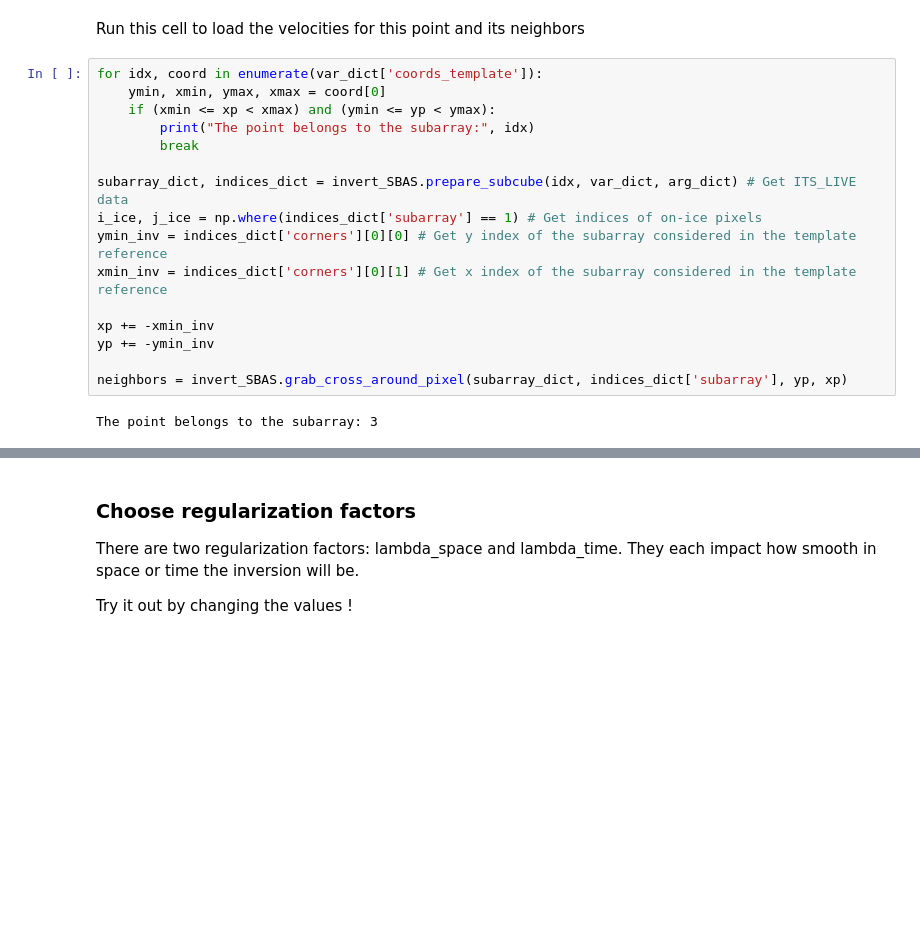
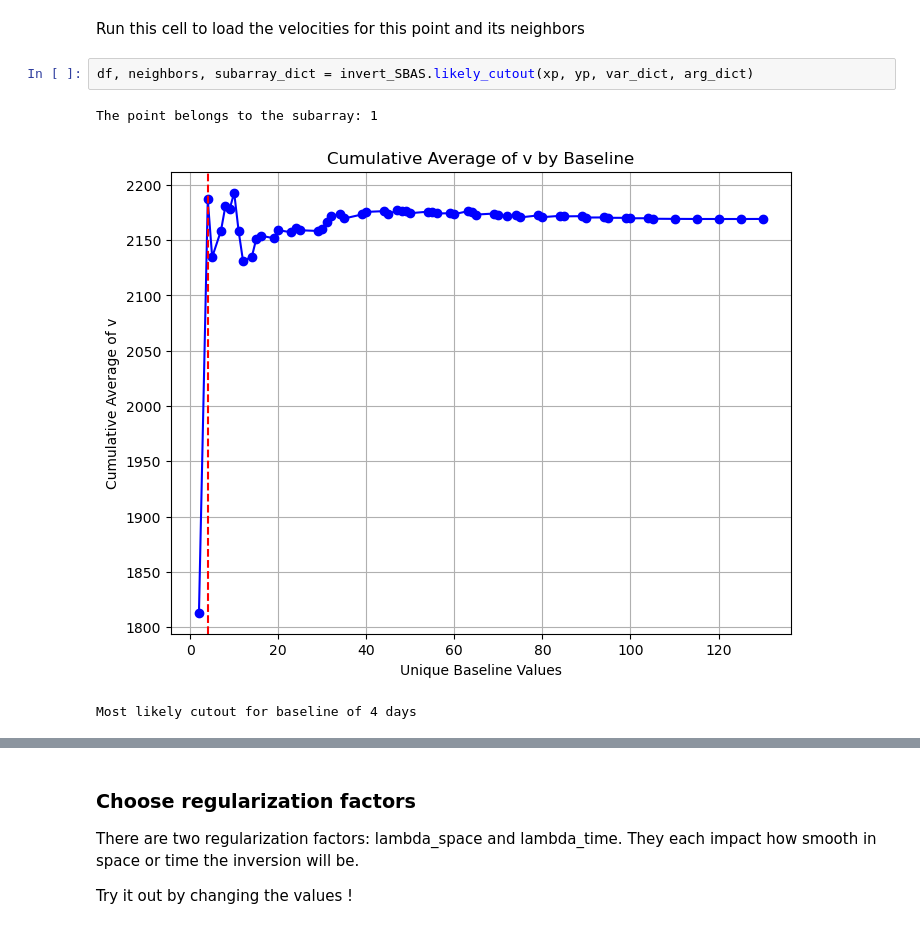
Before and after one commit to vdevauxchupin/ITS_LIVE_TOOL, a Jupyter notebook: roadmap_SBAS.ipynb, the cells around one changed output, grey strips where cells are left out. Drawn from its saved outputs; the diff is of its cells as text; blank space fills up the shorter version.

```diff
--- a/roadmap_SBAS.ipynb
+++ b/roadmap_SBAS.ipynb
@@ -270,20 +289,8 @@ plt.legend()
 # %% [markdown]
 Run this cell to load the velocities for this point and its neighbors
-# %%
-for idx, coord in enumerate(var_dict['coords_template']):
-    ymin, xmin, ymax, xmax = coord[0]
-    if (xmin <= xp < xmax) and (ymin <= yp < ymax):
-        print("The point belongs to the subarray:", idx)
-        break
-
-subarray_dict, indices_dict = invert_SBAS.prepare_subcube(idx, var_dict, arg_dict) # Get ITS_LIVE data
-i_ice, j_ice = np.where(indices_dict['subarray'] == 1) # Get indices of on-ice pixels
-ymin_inv = indices_dict['corners'][0][0] # Get y index of the subarray considered in the template reference
-xmin_inv = indices_dict['corners'][0][1] # Get x index of the subarray considered in the template reference
-
-xp += -xmin_inv
-yp += -ymin_inv
-
-neighbors = invert_SBAS.grab_cross_around_pixel(subarray_dict, indices_dict['subarray'], yp, xp)
-# %% [output]
-The point belongs to the subarray: 3
+# %%
+df, neighbors, subarray_dict = invert_SBAS.likely_cutout(xp, yp, var_dict, arg_dict)
+# %% [output]
+The point belongs to the subarray: 1
+[figure, added]
+Most likely cutout for baseline of 4 days
```
Also changed, not shown: parts of 8 cells of this notebook.
